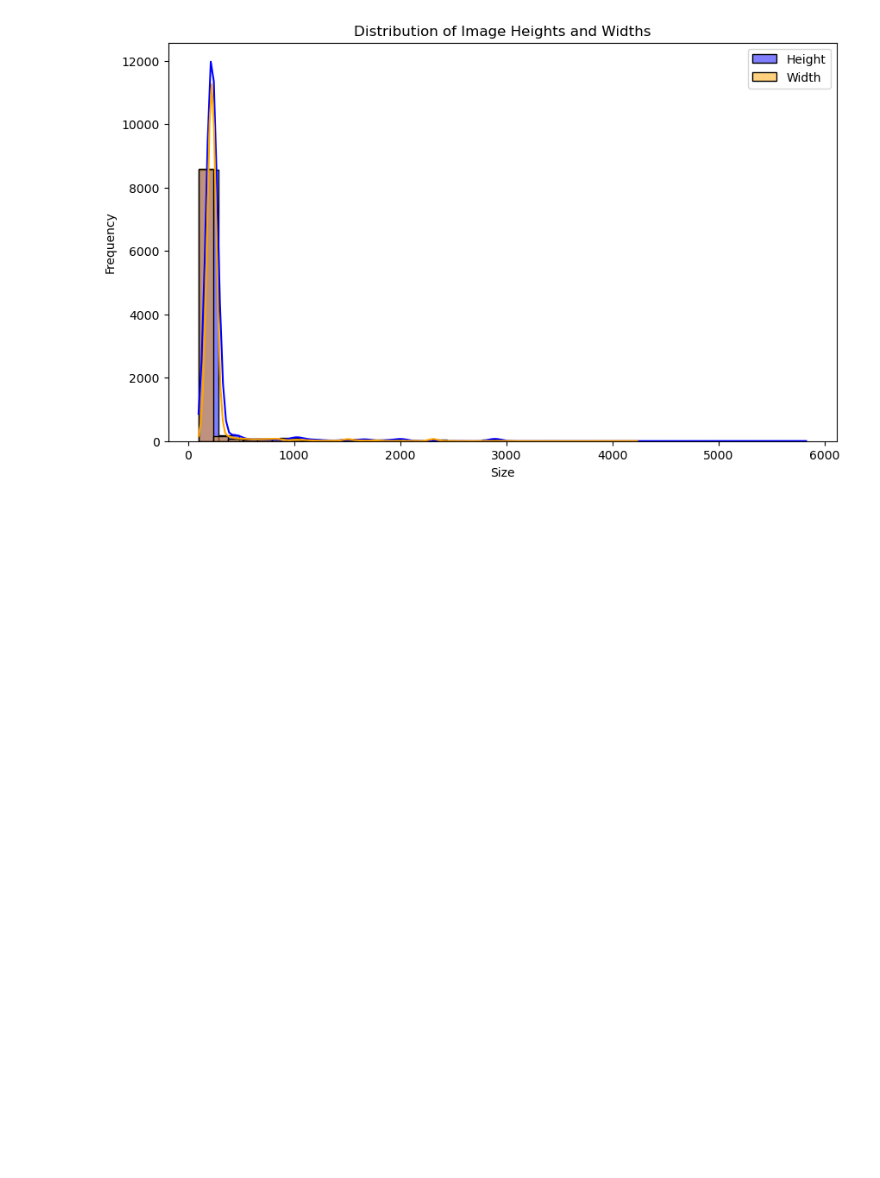
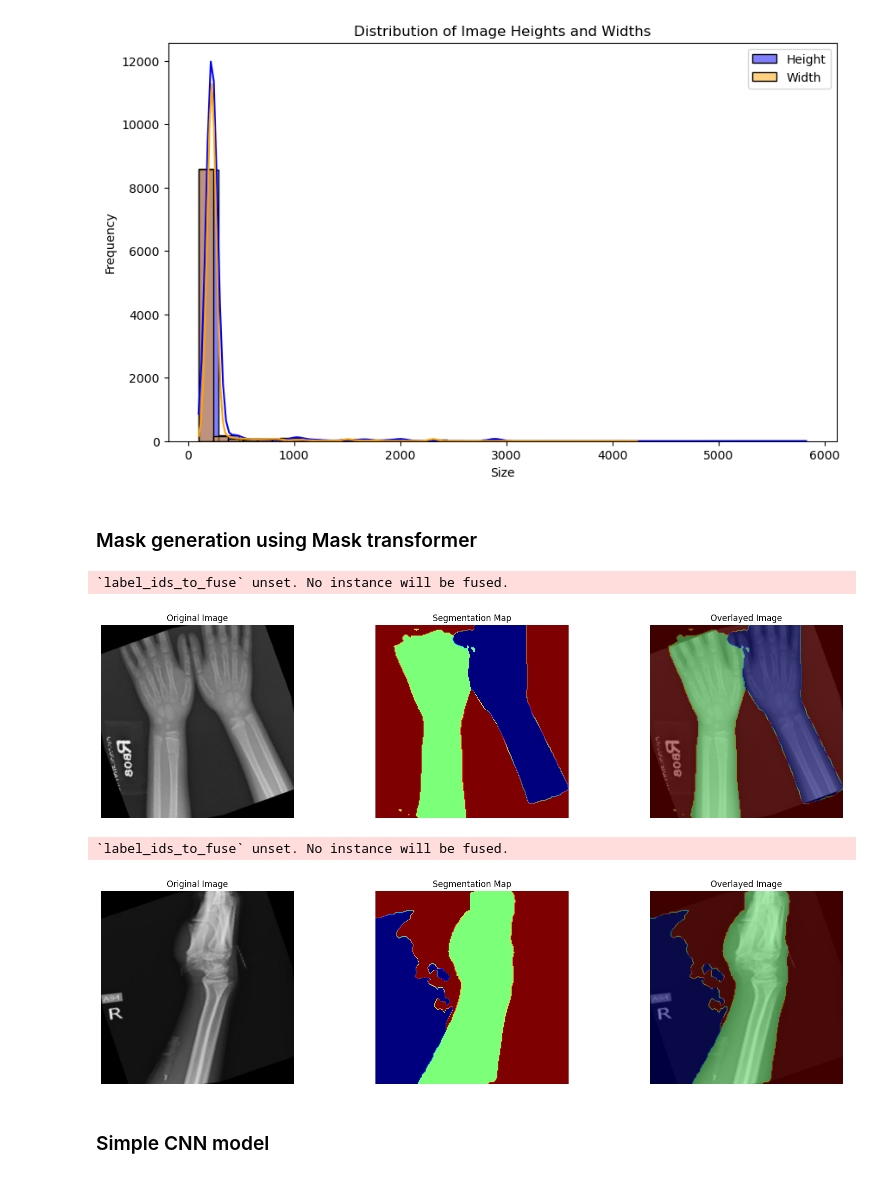
Before and after one commit to ABRPMGITHUB/finalproject, a Jupyter notebook: final_code.ipynb, the cells around one changed output. Drawn from its saved outputs; the diff is of its cells as text; code cells hidden in the pictures; blank space fills up the shorter version.

Commit message:
Creating the Mask transformer and generating the masks of the X ray images

```diff
--- a/final_code.ipynb
+++ b/final_code.ipynb
@@ -105,3 +105,5 @@ plt.legend()
 plt.show()
 # %% [output]
 [figure]
+# %% [markdown]
+### Mask generation using Mask transformer
@@ -107,0 +150,23 @@ plt.show()
+# %%
+# Load MaskFormer model and feature extractor
+feature_extractor = MaskFormerFeatureExtractor.from_pretrained("facebook/maskformer-swin-base-coco")
+model = MaskFormerForInstanceSegmentation.from_pretrained("facebook/maskformer-swin-base-coco")
+
+# Select random images
+random_images = get_random_images(fractured_dir, 1) + get_random_images(not_fractured_dir, 1)
+
+# Apply MaskFormer and display results
+for img_path in random_images:
+    image = Image.open(img_path).convert("RGB")
+    inputs = feature_extractor(images=image, return_tensors="pt")
+    outputs = model(**inputs)
+    result = feature_extractor.post_process_panoptic_segmentation(outputs)[0]
+    predicted_panoptic_map = result["segmentation"]
+    plot_segmentation_map(image, predicted_panoptic_map, alpha=0.5)
+# %% [output]
+`label_ids_to_fuse` unset. No instance will be fused.
+[figure, added]
+`label_ids_to_fuse` unset. No instance will be fused.
+[figure, added]
+# %% [markdown]
+### Simple CNN model
```
Also changed, not shown: parts of 1 cell of this notebook.
